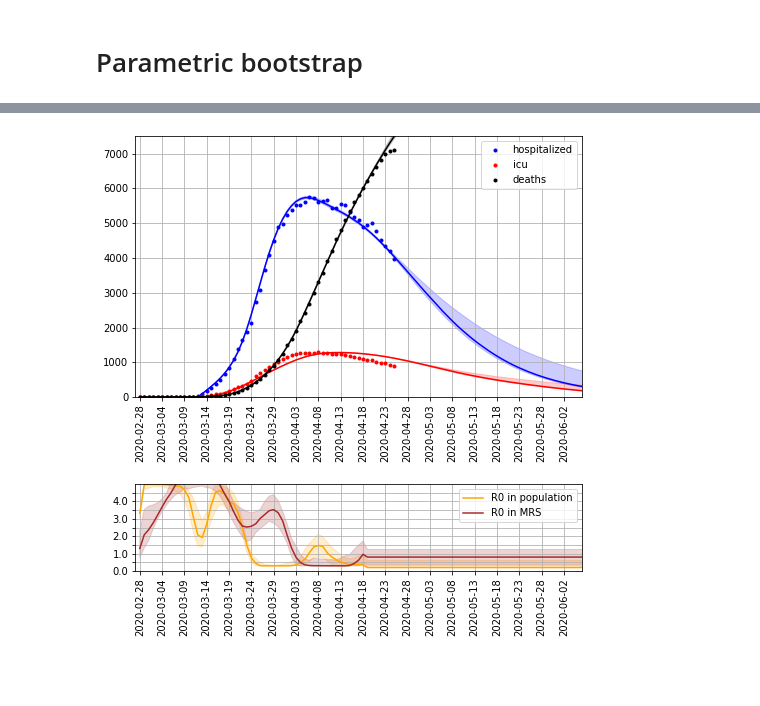
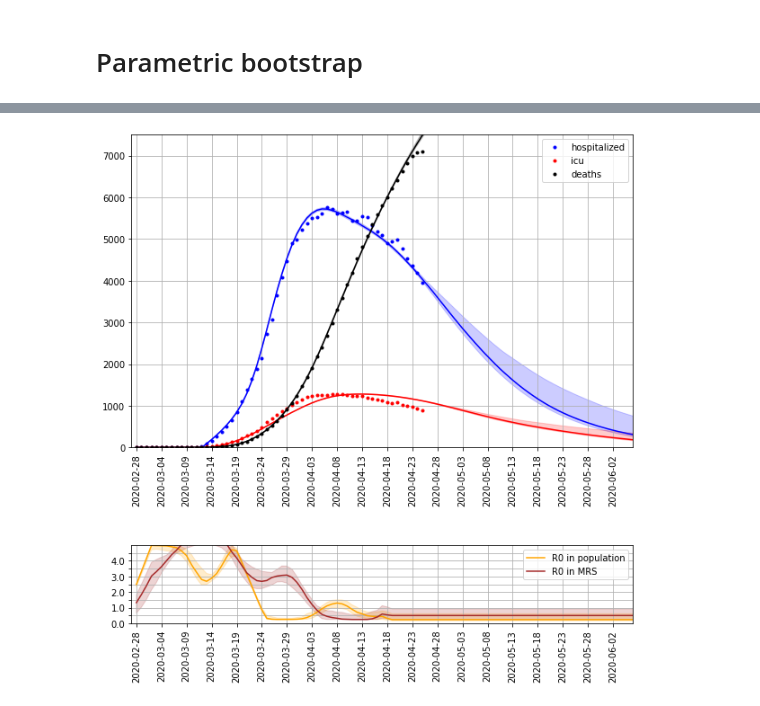
Before and after one commit to glouppe/covid19be, a Jupyter notebook: vdwnico-reimplementation-consolidated.ipynb, the cells around one changed output, grey strips where cells are left out. Drawn from its saved outputs; the diff is of its cells as text; code cells hidden in the pictures; blank space fills up the shorter version.

```diff
--- a/vdwnico-reimplementation-consolidated.ipynb
+++ b/vdwnico-reimplementation-consolidated.ipynb
@@ -318,9 +318,9 @@ def fit(data, logpdf=poisson_logpdf, opts=hyper_parameters):
     # bounds
     bounds = []
     for _ in range(len(r0)):
-        bounds.append((0.01, 5.0))
+        bounds.append((0.25, 5.0))
     for _ in range(len(r0_rms)):
-        bounds.append((0.01, 10.0))
+        bounds.append((0.25, 10.0))
     bounds.append((1, 50))
     bounds.append((0.65, 0.85))
 
@@ -362,7 +362,7 @@ n_futures = 365
 s, e, i, h, l, m, m_mrs, r = simulate(theta, n_futures=n_futures)
 n_days = len(data)
 
-fig, ax = plt.subplots(2, 1, figsize=(8, 8), gridspec_kw={"height_ratios": (3,1)})
+fig, ax = plt.subplots(2, 1, figsize=(10, 10), gridspec_kw={"height_ratios": (4,1)})
 
 # Plot hospitalizations, icus and deaths
 ax[0].plot(range(1, n_days+1 + n_futures), h[1:]+l[1:], c="b")
@@ -497,7 +498,7 @@ r0_mrs_50 = np.percentile(bootstraps["r0_mrs"], 50, axis=0)
 r0_mrs_10 = np.percentile(bootstraps["r0_mrs"], 10, axis=0)
 r0_mrs_90 = np.percentile(bootstraps["r0_mrs"], 90, axis=0)
 # %%
-fig, ax = plt.subplots(2, 1, figsize=(8, 8), gridspec_kw={"height_ratios": (3,1)})
+fig, ax = plt.subplots(2, 1, figsize=(10, 10), gridspec_kw={"height_ratios": (4, 1)})
 
 # Plot hospitalizations, icus and deaths
 ax[0].plot(range(1, n_days+1 + n_futures), hl_50[1:], c="b")
@@ -515,31 +516,31 @@ ax[0].plot(range(1, n_days+1), data["n_deaths"].values, ".", c="k", label="death
 ax[0].grid()
 ax[0].set_ylim(0, 7500)
 ax[0].set_xlim(0, 100)
 ax[0].set_xticks(np.arange(1, 100, 5))
 ax[0].set_xticklabels([d.strftime('%Y-%m-%d') for d in pd.date_range(start="2020-02-28", end="2020-12-31")[:100:5]], rotation=90)
 ax[0].legend()
 
 # Plots R0s
 ax[1].plot(range(1, n_days+1 + n_futures), r0_50, c="orange", label="R0 in population")
 ax[1].fill_between(range(1, n_days+1 + n_futures), r0_10, r0_90, color="orange", alpha=0.2)
 
 ax[1].plot(range(1, n_days+1 + n_futures), r0_mrs_50, c="brown", label="R0 in MRS")
 ax[1].fill_between(range(1, n_days+1 + n_futures), r0_mrs_10, r0_mrs_90, color="brown", alpha=0.2)
 
 ax[1].grid(which="both")
 ax[1].set_ylim(0, 5)
 ax[1].set_yticks(np.arange(0, 5, step=0.5))
 for j, label in enumerate(ax[1].get_yticklabels()):
     if j % 2 != 0:
         label.set_visible(False)
 ax[1].set_xlim(0, 100)
 ax[1].set_xticks(np.arange(1, 100, 5))
 ax[1].set_xticklabels([d.strftime('%Y-%m-%d') for d in pd.date_range(start="2020-02-28", end="2020-12-31")[:100:5]], rotation=90)
 ax[1].legend()
 
 plt.subplots_adjust(hspace=0.5)
 
 plt.savefig("plot-bootstrap.png")
 plt.show()
 # %% [output]
-[figure, old version]
+[figure, new version]
```
Also changed, not shown: parts of 3 cells of this notebook, 1 other file.
